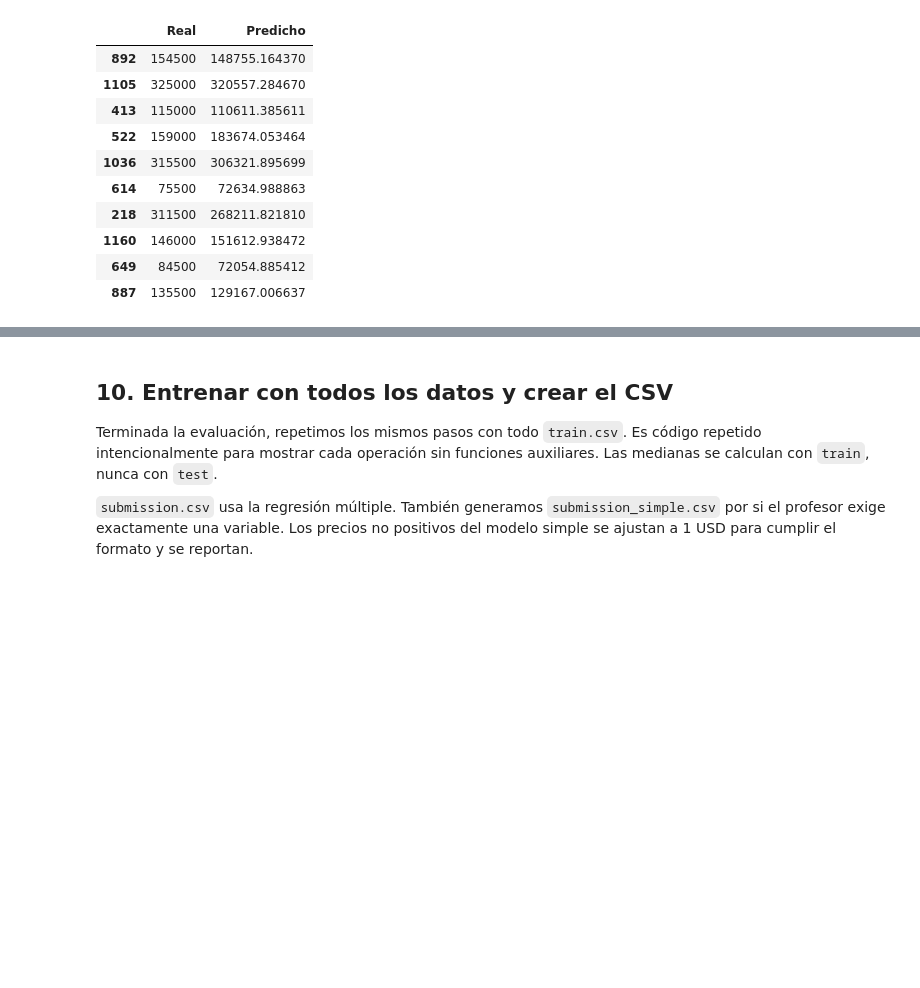
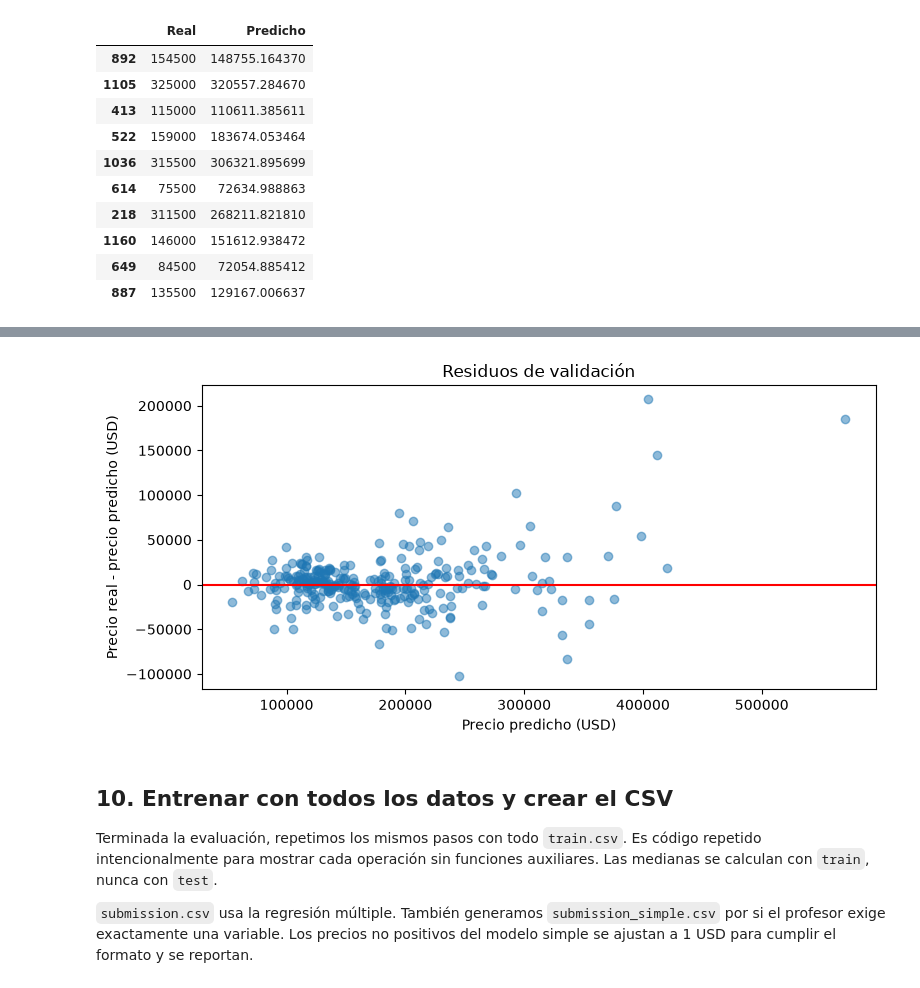
Before and after one commit to AndrewMechDev/lab07-house-prices, a Jupyter notebook: house_prices.ipynb, the cells around one changed output, grey strips where cells are left out. Cells and saved outputs as stored; diff of their text form; code cells hidden in the pictures; blank space fills up the shorter version.

```diff
--- a/house_prices.ipynb
+++ b/house_prices.ipynb
@@ -266,3 +293,15 @@ comparacion.head(10)
+# %%
+residuos = precios_reales - predicciones
+plt.figure(figsize=(8, 4))
+plt.scatter(predicciones, residuos, alpha=0.5)
+plt.axhline(0, color="red")
+plt.title("Residuos de validación")
+plt.xlabel("Precio predicho (USD)")
+plt.ylabel("Precio real - precio predicho (USD)")
+plt.tight_layout()
+plt.show()
+# %% [output]
+[figure, added]
 # %% [markdown]
 ## 10. Entrenar con todos los datos y crear el CSV
 Terminada la evaluación, repetimos los mismos pasos con todo `train.csv`. Es código repetido intencionalmente para mostrar cada operación sin funciones auxiliares. Las medianas se calculan con `train`, nunca con `test`.
```
Also changed, not shown: parts of 7 cells of this notebook, 1 other file.
